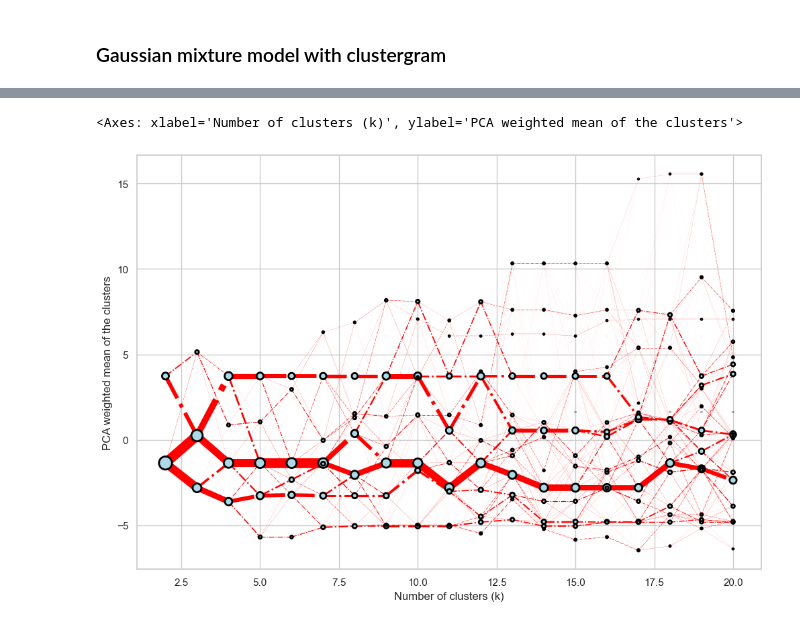
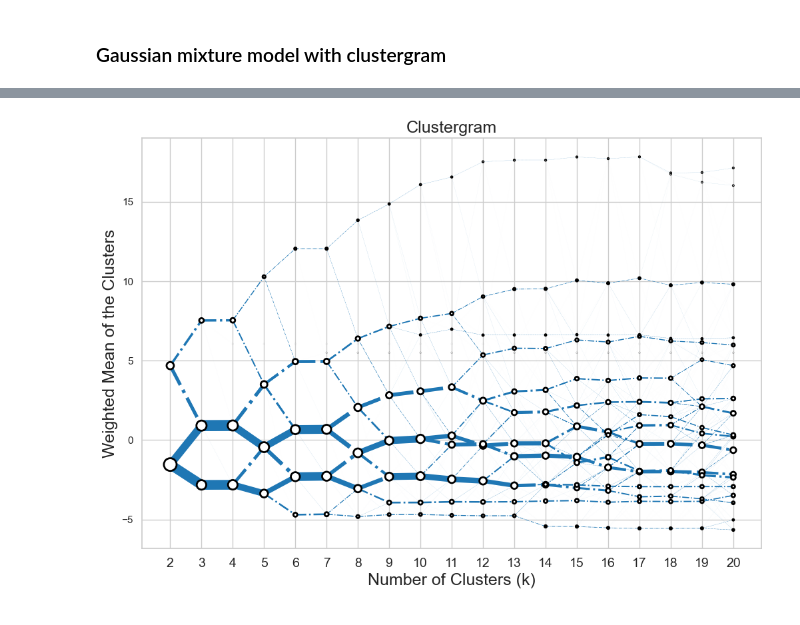
Before and after one commit to Spatial-Data-Science-and-GEO-AI-Lab/MultiHealth_S, a Jupyter notebook: clustering.ipynb, the cells around one changed output, grey strips where cells are left out. Drawn from its saved outputs; the diff is of its cells as text; code cells hidden in the pictures.

```diff
--- a/clustering.ipynb
+++ b/clustering.ipynb
@@ -25,10 +27,6 @@ from multiprocessing.pool import ThreadPool
 # %% [markdown]
 ### Data
 # %%
-# load the completed clustergrams
-# save cgrams
-with open('clustergram_kmeans.pickle','rb') as f:
-    cgram_kmeans = pickle.load(f)
-
-with open('clustergram_gmm.pickle','rb') as f:
-    cgram_gmm = pickle.load(f)
+# load the clustergram
+with open('clustergram_kmeans_pca.pickle','rb') as f:
+    cgram_kmeans_pca = pickle.load(f)
@@ -38,3 +36,11 @@ https://scikit-learn.org/stable/model_persistence.html#security-maintainability-
+# %%
+# load the dataframe
+with open('popgridsub.pkl','rb') as f:
+    popgridsub = pickle.load(f)
+# %%
+# load the PCA dataframe
+with open('popgridsub_pca.pkl','rb') as f:
+    df_pca = pickle.load(f)
 # %%
 # Main gdf
 popgridmanchester = gpd.read_file("popgridmanchesterlatest.gpkg")
@@ -178,12 +78,12 @@ plt.show()
 ### Gaussian mixture model with clustergram
 # %%
 # Using clustergram with GMM clustering up to 20 clusters
-cgram_gmm = Clustergram(range(2, 21), method='gmm')
+cgram_kmeans_pca = Clustergram(range(2, 21), method='kmeans')
 
 start_time = time.time()
 
 #fit model
-cgram_gmm.fit(popgridsub_scaled)
+cgram_kmeans_pca.fit(df_pca)
 
 end_time = time.time()
 execution_time = end_time - start_time
@@ -212,16 +112,24 @@ Execution time: 2325.1784908771515 seconds
 # %%
 # plot cgram
 sb.set(style='whitegrid')
 
-cgram_gmm.plot(
+cgram_kmeans_pca.plot(
     size=0.5,
     linewidth=0.5,
-    cluster_style={"color": "lightblue", "edgecolor": "black"},
-    line_style={"color": "red", "linestyle": "-."},
-    figsize=(12, 8)
+    cluster_style={"color": "white", "edgecolor": "black"},
+    line_style={"color": "tab:blue", "linestyle": "-."},
+    figsize=(12, 8),
 )
+
+# Set x-axis to display only integers and adjust fontsize
+plt.xticks(range(2,21), fontsize=14)
+plt.xlabel('Number of Clusters (k)', fontsize=18)
+plt.ylabel('Weighted Mean of the Clusters', fontsize=18)
+plt.title("Clustergram", fontsize=18)
+
+# Save figure
+plt.savefig("clustergram_kmeans.png")
 # %% [output]
-<Axes: xlabel='Number of clusters (k)', ylabel='PCA weighted mean of the clusters'>
-[figure, old version]
+[figure, new version]
 # %%
 # Goodness of fit tests for the amount of clusters
```
Also changed, not shown: parts of 29 cells of this notebook.
